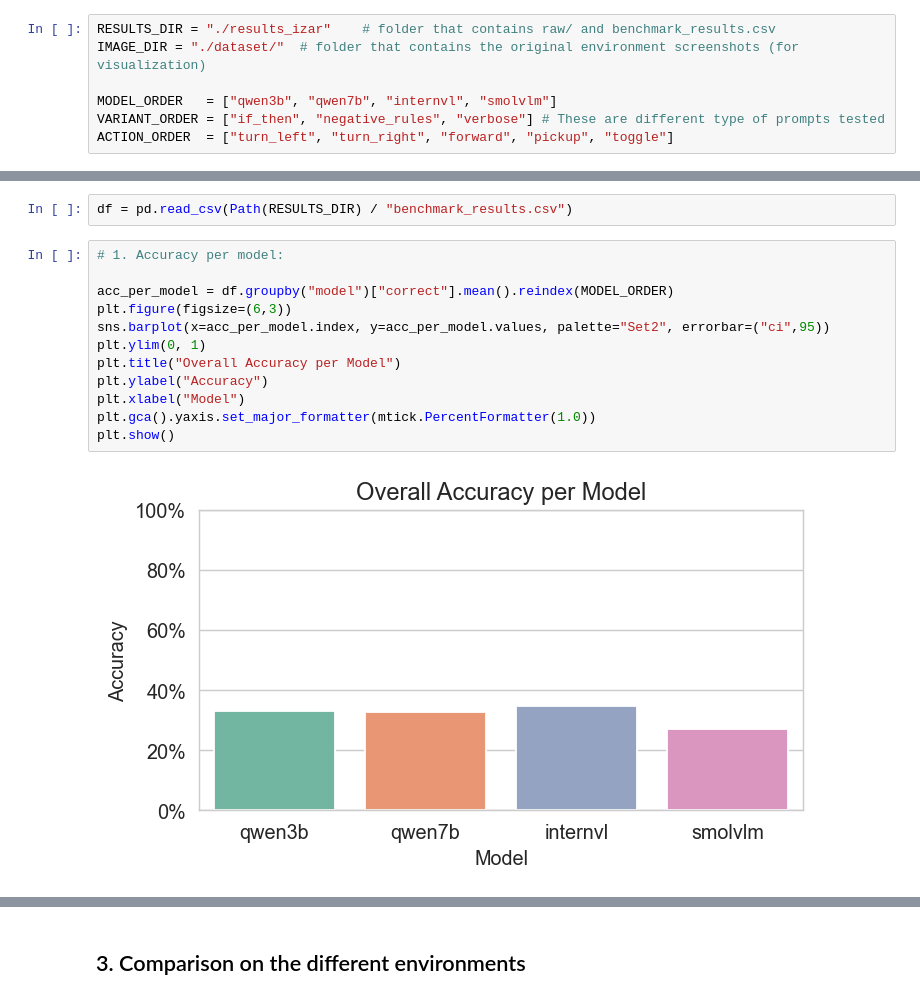
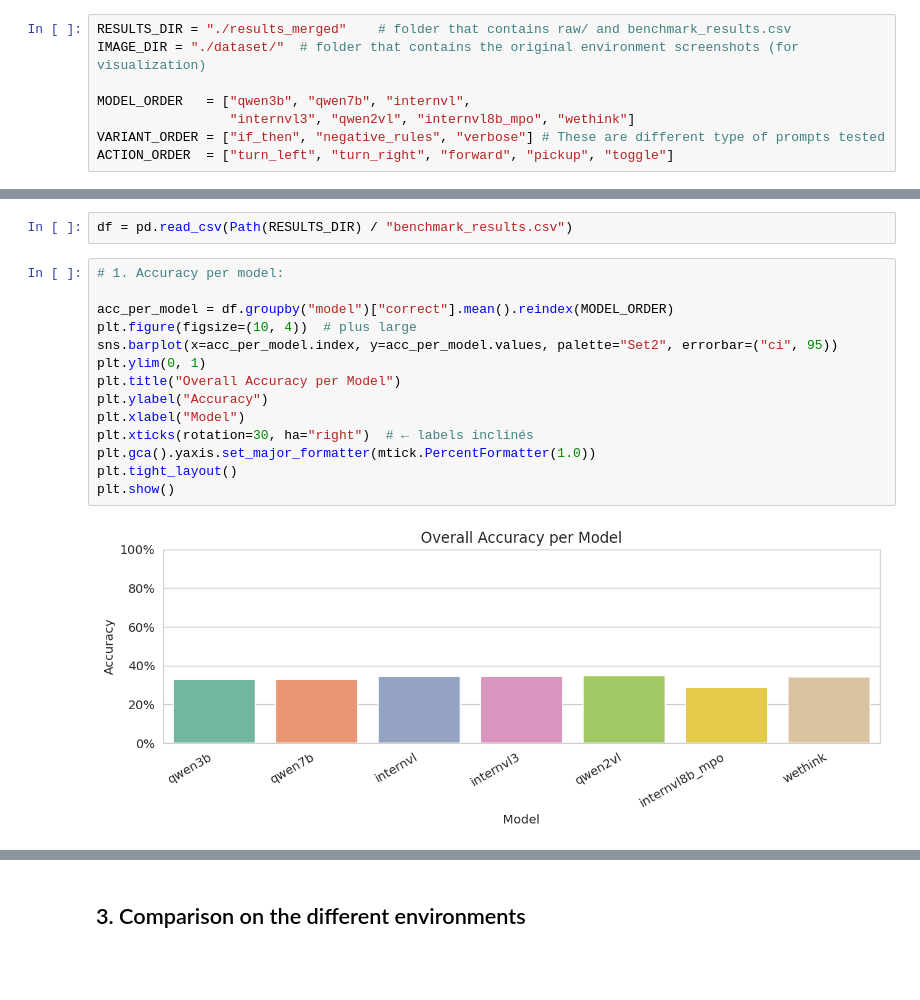
Before and after one commit to hersheytee/cs503_valet, a Jupyter notebook: Benchmark/analyse_results.ipynb, the cells around one changed output, grey strips where cells are left out. Saved outputs shown, nothing was run; the diff lists cells and outputs as text; blank space fills up the shorter version.

Commit message:
Update benchmark new models

```diff
--- a/Benchmark/analyse_results.ipynb
+++ b/Benchmark/analyse_results.ipynb
@@ -1,10 +1,11 @@
 # %% [markdown]
 # MiniGrid VLM Benchmark — Results Analysis
 # %%
-RESULTS_DIR = "./results_izar"    # folder that contains raw/ and benchmark_results.csv
+RESULTS_DIR = "./results_merged"    # folder that contains raw/ and benchmark_results.csv
 IMAGE_DIR = "./dataset/"  # folder that contains the original environment screenshots (for visualization)
 
-MODEL_ORDER   = ["qwen3b", "qwen7b", "internvl", "smolvlm"]
+MODEL_ORDER   = ["qwen3b", "qwen7b", "internvl",
+                 "internvl3", "qwen2vl", "internvl8b_mpo", "wethink"]
 VARIANT_ORDER = ["if_then", "negative_rules", "verbose"] # These are different type of prompts tested
 ACTION_ORDER  = ["turn_left", "turn_right", "forward", "pickup", "toggle"]
 # %%
@@ -96,17 +98,19 @@ df = pd.read_csv(Path(RESULTS_DIR) / "benchmark_results.csv")
 # %%
 # 1. Accuracy per model:
 
 acc_per_model = df.groupby("model")["correct"].mean().reindex(MODEL_ORDER)
-plt.figure(figsize=(6,3))
-sns.barplot(x=acc_per_model.index, y=acc_per_model.values, palette="Set2", errorbar=("ci",95))
+plt.figure(figsize=(10, 4))  # plus large
+sns.barplot(x=acc_per_model.index, y=acc_per_model.values, palette="Set2", errorbar=("ci", 95))
 plt.ylim(0, 1)
 plt.title("Overall Accuracy per Model")
 plt.ylabel("Accuracy")
 plt.xlabel("Model")
+plt.xticks(rotation=30, ha="right")  # ← labels inclinés
 plt.gca().yaxis.set_major_formatter(mtick.PercentFormatter(1.0))
+plt.tight_layout()
 plt.show()
 # %% [output]
-[figure, old version]
+[figure, new version]
 # %%
 # 2. Accuracy per model and per view, if one of the view is not available, it will be set to 0.
 acc_per_model_view = df.groupby(["model", "view"])["correct"].mean().unstack().reindex(MODEL_ORDER)
```
Also changed, not shown: parts of 17 cells of this notebook, 35 other files.
